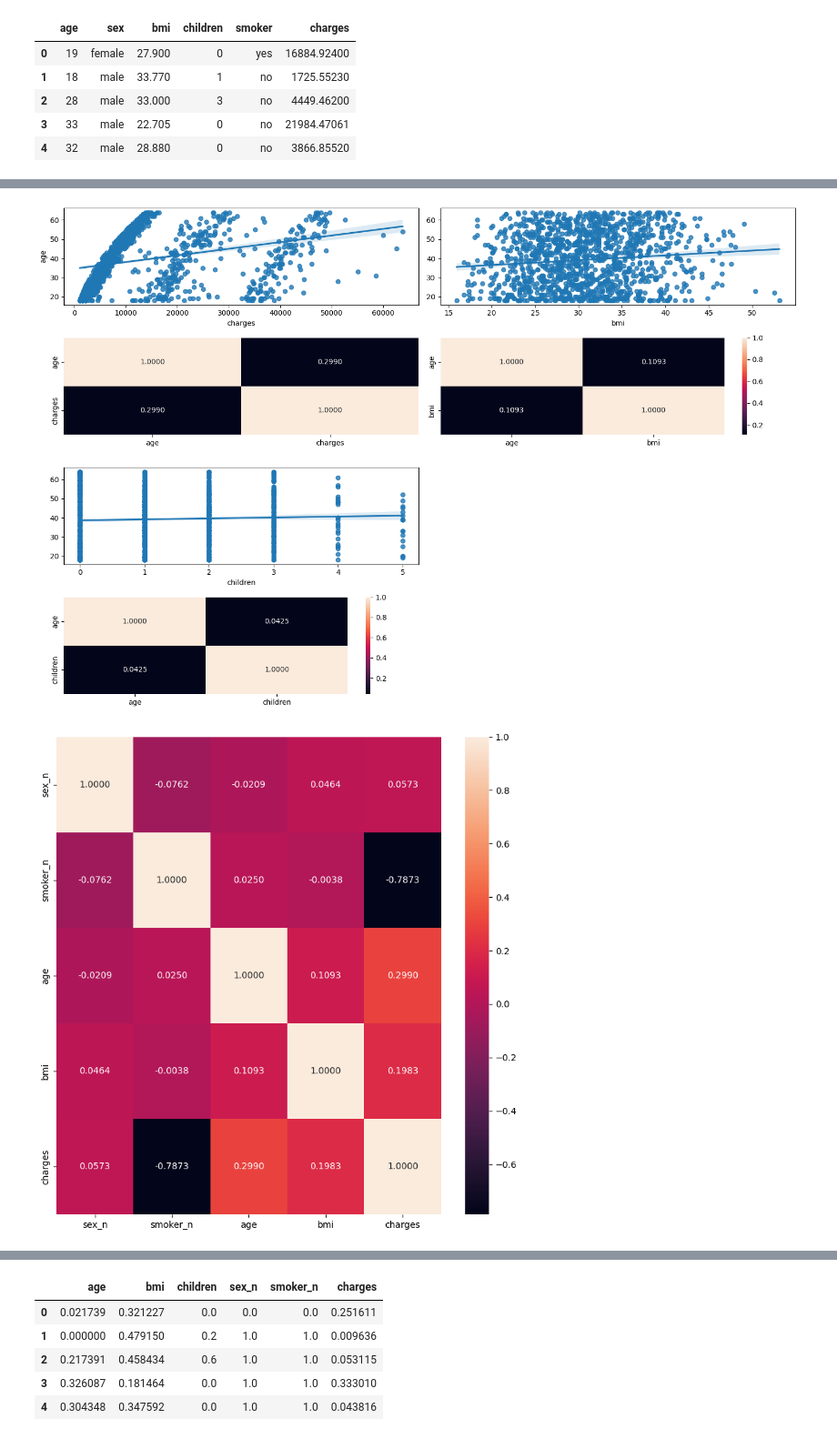
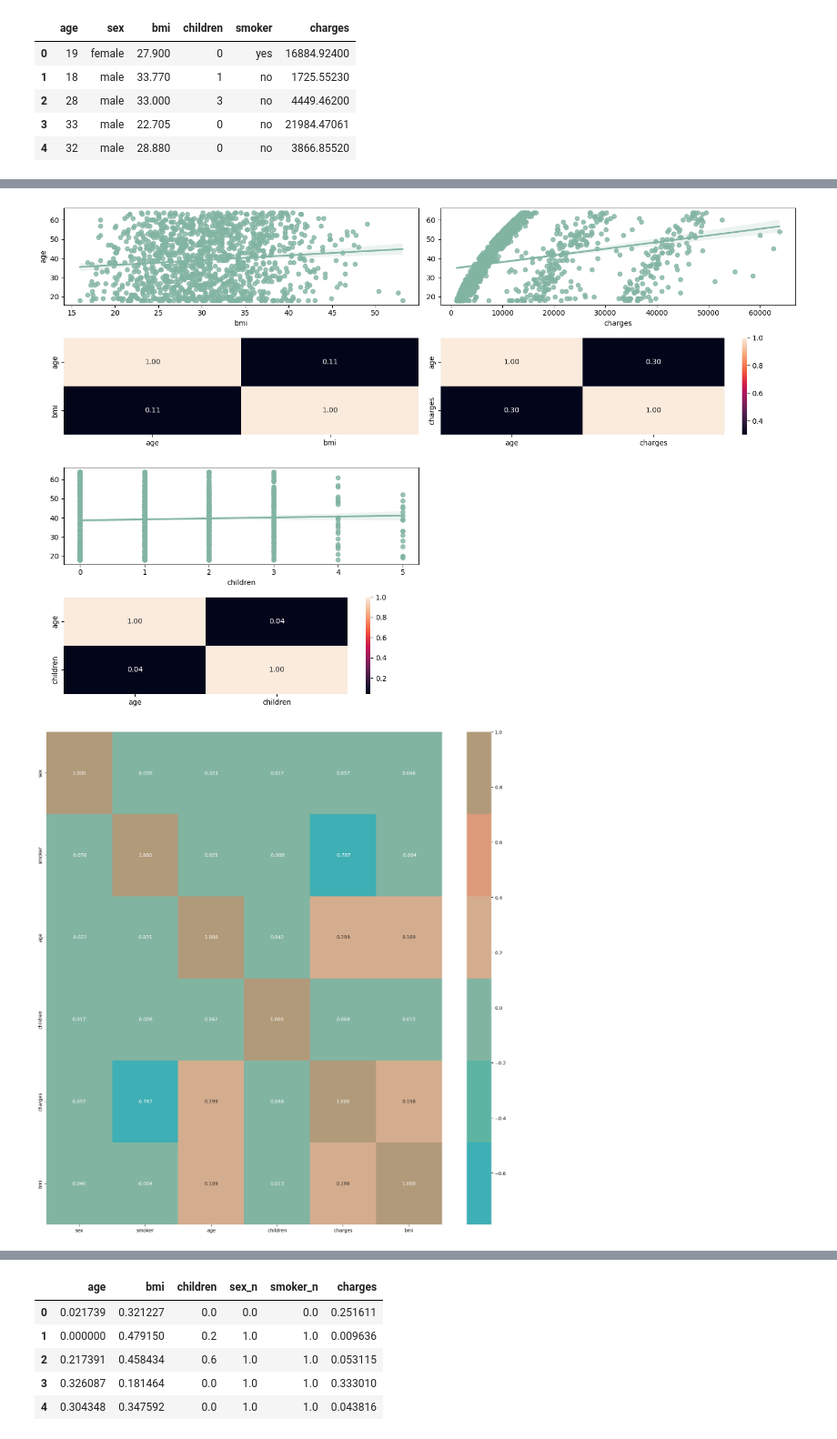
Before and after one commit to PazReumante/linear-regression-project-tutorial, a Jupyter notebook: explore.ipynb, the cells around one changed output, grey strips where cells are left out. Shown at 91% size. Cells and saved outputs as stored; diff of their text form; code cells hidden in the pictures.

```diff
--- a/explore.ipynb
+++ b/explore.ipynb
@@ -82,16 +98,18 @@ plt.show()
 # %%
+#NUMERICAL-NUMERICAL ANALYSIS
+
 # Creating the figures
 fig, axis = plt.subplots(4, 2, figsize = (15, 10))
 
 # Set axis labels
-sns.regplot(ax = axis[0, 0], data = df, x = "charges", y = "age")
-sns.heatmap(df[["age", "charges"]].corr(), annot = True, fmt = ".4f", ax = axis[1, 0], cbar = False)
+sns.regplot(ax = axis[0, 0], data = df, x = "bmi", y = "age", color= "#82B4A2")
+sns.heatmap(df[["age", "bmi"]].corr(), annot = True, fmt = ".2f", ax = axis[1, 0], cbar = False, color="#82B4A2")
 
-sns.regplot(ax = axis[0, 1], data = df, x = "bmi", y = "age").set(ylabel = None)
-sns.heatmap(df[["age", "bmi"]].corr(), annot = True, fmt = ".4f", ax = axis[1, 1])
+sns.regplot(ax = axis[0, 1], data = df, x = "charges", y = "age", color="#82B4A2").set(ylabel = None)
+sns.heatmap(df[["age", "charges"]].corr(), annot = True, fmt = ".2f", ax = axis[1, 1], color="navy")
 
-sns.regplot(ax = axis[2, 0], data = df, x = "children", y = "age").set(ylabel = None)
-sns.heatmap(df[["age", "children"]].corr(), annot = True, fmt = ".4f", ax = axis[3, 0]).set(ylabel = None)
+sns.regplot(ax = axis[2, 0], data = df, x = "children", y = "age", color="#82B4A2").set(ylabel = None)
+sns.heatmap(df[["age", "children"]].corr(), annot = True, fmt = ".2f", ax = axis[3, 0], color="navy").set(ylabel = None)
 
 fig.delaxes(axis[2,1])
 fig.delaxes(axis[3,1])
@@ -102,26 +120,35 @@ plt.tight_layout()
 # Show the plot
 plt.show()
 # %% [output]
-[figure, old version]
+[figure, new version]
 # %%
+#NUMERICAL-CATEGORICAL
+
 import matplotlib.pyplot as plt
 import seaborn as sns
 import pandas as pd
+from matplotlib.colors import ListedColormap
 
-df["sex_n"] = pd.factorize(df["sex"])[0]
-df["smoker_n"] = pd.factorize(df["smoker"])[0]
+# Assuming df contains your DataFrame with appropriate data
+# Factorize the categorical variables
+df["sex"] = pd.factorize(df["sex"])[0]
+df["smoker"] = pd.factorize(df["smoker"])[0]
 
-ig, axes = plt.subplots(figsize=(8, 8))
+# Create a custom colormap
+palette = ["#3EAFB4", "#5DB4A2", "#82B4A2", "#D4AD8E", "#DC9A7A", "#B19A7A"]
+cmap_color = ListedColormap(palette)
+
+fig, axes = plt.subplots(figsize=(15, 15))
 
 # Create the heatmap using the navy colormap
-sns.heatmap(df[["sex_n", "smoker_n", "age", "bmi","charges"]].corr(), annot=True, fmt=".4f")
+sns.heatmap(df[["sex","smoker","age","children","charges","bmi"]].corr(), annot=True, fmt=".3f", cmap=cmap_color)
 
 plt.tight_layout()
 
 # Show the plot
 plt.show()
 # %% [output]
-[figure, old version]
+[figure, new version]
 # %%
 sns.pairplot(data=df)
 # %% [output]
```
Also changed, not shown: parts of 16 cells of this notebook.
